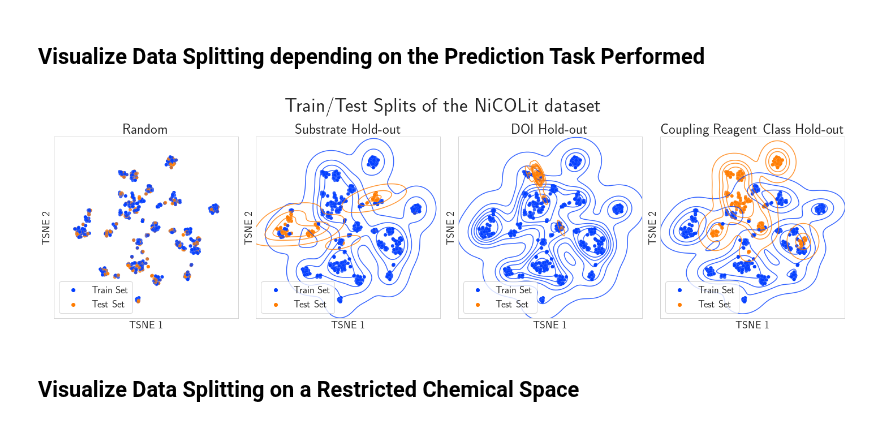
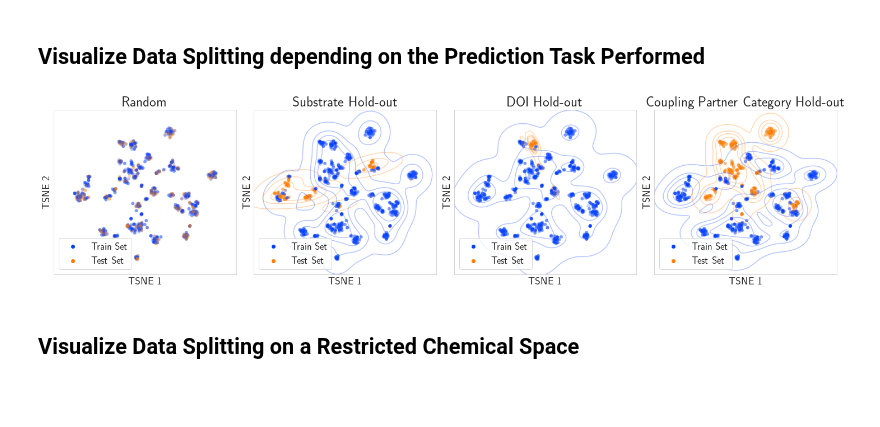
Before and after one commit to truejulosdu13/NiCOlit, a Jupyter notebook: chemical_space_exploration.ipynb, the cells around one changed output. Drawn from its saved outputs; the diff is of its cells as text; code cells hidden in the pictures; blank space fills up the shorter version.

```diff
--- a/chemical_space_exploration.ipynb
+++ b/chemical_space_exploration.ipynb
@@ -185,12 +185,12 @@ plt.show()
 # %% [markdown]
 ## Visualize Data Splitting depending on the Prediction Task Performed
 # %%
-fig, ax = plt.subplots(1, 4, figsize=(20, 6))
+fig, ax = plt.subplots(1, 4, figsize=(20, 5))
 
 # Random split task
 sns.scatterplot(data=tsne_df, x="TSNE 1", y="TSNE 2",
                 hue="Random Split", legend=True,
-                alpha=0.8, palette='bright', linewidth=0.1, ax = ax[0])
+                alpha=0.3, palette='bright', linewidth=0.1, ax = ax[0])
 
 ax[0].set_title("Random")
 ax[0].set_xticks([])
@@ -205,12 +205,12 @@ ax[0].legend(title=None)
 sns.kdeplot(data=tsne_df, x="TSNE 1", y="TSNE 2",
             hue="Subtrate Split",
             fill=False, thresh=0.05,
-            palette ='bright', gridsize=300, alpha = 0.8,
+            palette ='bright', gridsize=300, alpha = 0.3,
             levels=5, ax = ax[1])
 
 sns.scatterplot(data=tsne_df, x="TSNE 1", y="TSNE 2",
                 hue="Subtrate Split", legend=True,
-                alpha=0.8, palette='bright', linewidth=0.1, ax = ax[1])
+                alpha=0.3, palette='bright', linewidth=0.1, ax = ax[1])
 
 ax[1].set_title("Substrate Hold-out")
 ax[1].set_xticks([])
@@ -223,48 +223,49 @@ ax[1].legend(title=None)
 sns.kdeplot(data=tsne_df, x="TSNE 1", y="TSNE 2",
             hue="DOI Split",
             fill=False, thresh=0.01,
-            palette ='bright', gridsize=100, alpha = 0.8,
+            levels=5,
+            palette ='bright', gridsize=100, alpha = 0.3,
             ax = ax[2])
 
 sns.scatterplot(data=tsne_df, x="TSNE 1", y="TSNE 2",
                 hue="DOI Split", legend=True,
-                alpha=0.8,
+                alpha=0.3,
                 palette='bright', linewidth=0.1,
                 ax = ax[2])
 
 ax[2].set_title("DOI Hold-out")
 ax[2].set_xticks([])
 ax[2].set_yticks([])
 ax[2].set_xbound(lower=-75, upper=75)
 ax[2].set_ybound(lower=-70, upper=70)
 #ax[1].legend(bbox_to_anchor=(0, -0.2, 1, 1), ncol=2, mode="expand")
 ax[2].legend(title=None)
 
 
 # Coupling Reagent Class - Split Task
 sns.kdeplot(data=tsne_df, x="TSNE 1", y="TSNE 2",
             hue="Coupling Reagent Split",
             fill=False, thresh=0.05,
-            palette ='bright', gridsize=300, alpha = 0.8,
+            palette ='bright', gridsize=300, alpha = 0.3,
             levels=5, ax = ax[3])
 
 sns.scatterplot(data=tsne_df, x="TSNE 1", y="TSNE 2",
                 hue="Coupling Reagent Split", legend=True,
-                alpha=0.8, palette='bright', linewidth=0.1, ax = ax[3])
+                alpha=0.3, palette='bright', linewidth=0.1, ax = ax[3])
 
-ax[3].set_title("Coupling Reagent Class Hold-out")
+ax[3].set_title("Coupling Partner Category Hold-out")
 ax[3].set_xticks([])
 ax[3].set_yticks([])
 ax[3].set_xbound(lower=-75, upper=75)
 ax[3].set_ybound(lower=-70, upper=70)
 ax[3].legend(title=None)
 
-fig.suptitle('Train/Test Splits of the NiCOLit dataset', size=35)
+#fig.suptitle('Train/Test Splits of the NiCOLit dataset', size=35)
 fig.tight_layout()
 plt.savefig("images/exploration2.svg", dpi=300, bbox_inches='tight')
 plt.show()
 # %% [output]
-[figure, old version]
+[figure, new version]
 # %% [markdown]
 ## Visualize Data Splitting on a Restricted Chemical Space
 # %%
```
Also changed, not shown: 51 other files.
